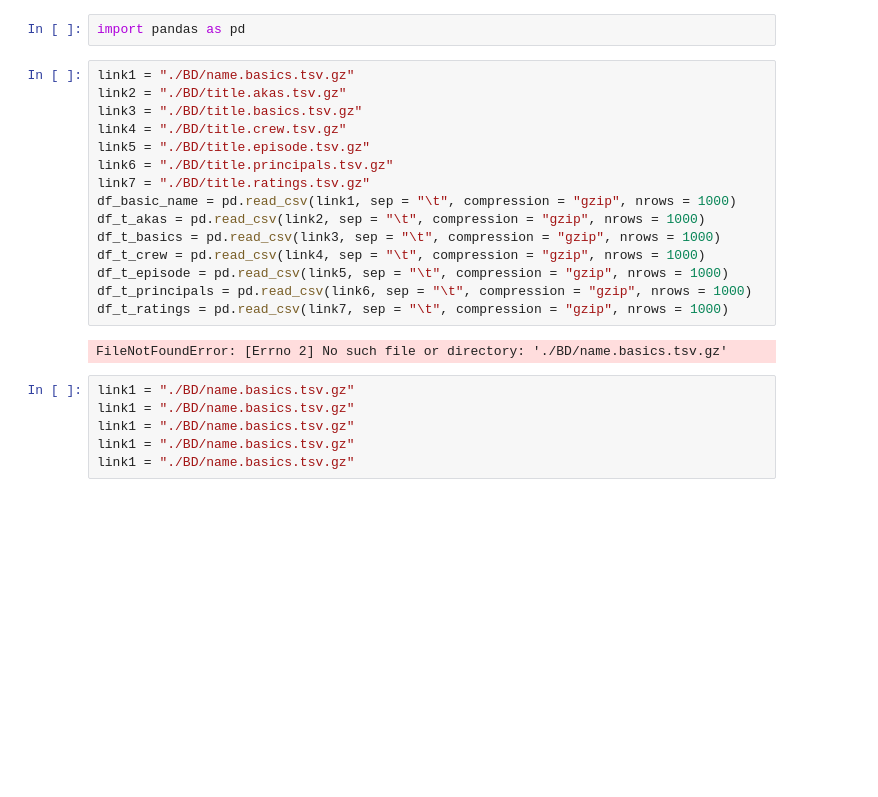
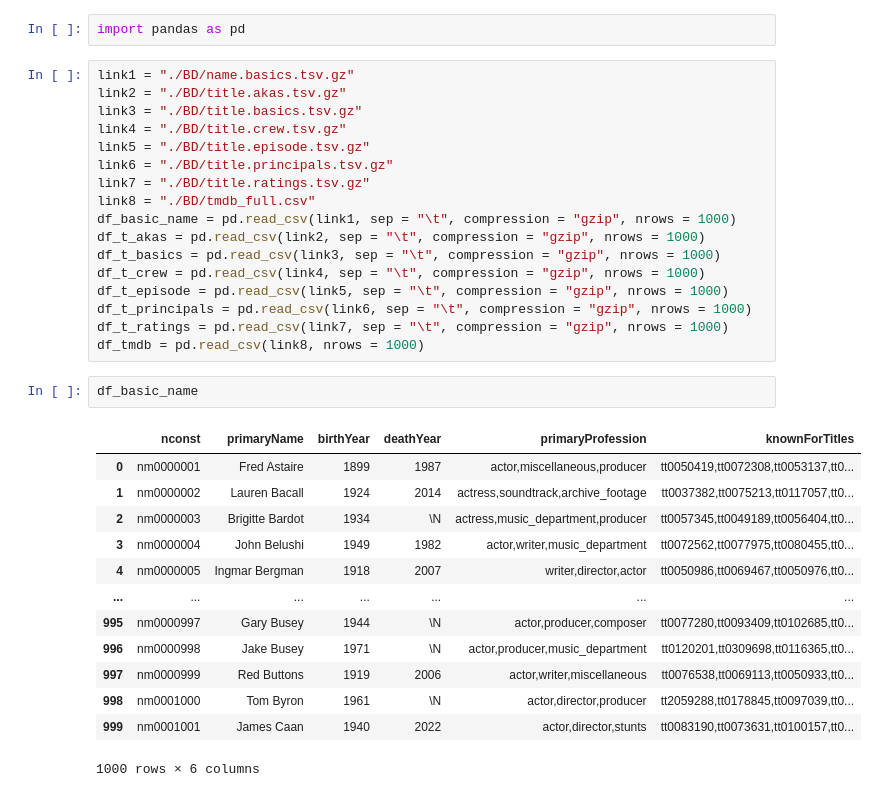
Before and after one commit to Garvoz/Alicine, a Jupyter notebook: nettoyage_bd.ipynb, the cells around one changed output. Saved outputs shown, nothing was run; the diff lists cells and outputs as text; blank space fills up the shorter version.

```diff
--- a/nettoyage_bd.ipynb
+++ b/nettoyage_bd.ipynb
@@ -8,6 +8,7 @@ link4 = "./BD/title.crew.tsv.gz"
 link5 = "./BD/title.episode.tsv.gz"
 link6 = "./BD/title.principals.tsv.gz"
 link7 = "./BD/title.ratings.tsv.gz"
+link8 = "./BD/tmdb_full.csv"
 df_basic_name = pd.read_csv(link1, sep = "\t", compression = "gzip", nrows = 1000)
 df_t_akas = pd.read_csv(link2, sep = "\t", compression = "gzip", nrows = 1000)
 df_t_basics = pd.read_csv(link3, sep = "\t", compression = "gzip", nrows = 1000)
@@ -15,11 +16,20 @@ df_t_crew = pd.read_csv(link4, sep = "\t", compression = "gzip", nrows = 1000)
 df_t_episode = pd.read_csv(link5, sep = "\t", compression = "gzip", nrows = 1000)
 df_t_principals = pd.read_csv(link6, sep = "\t", compression = "gzip", nrows = 1000)
 df_t_ratings = pd.read_csv(link7, sep = "\t", compression = "gzip", nrows = 1000)
+df_tmdb = pd.read_csv(link8, nrows = 1000)
-# %% [output]
-FileNotFoundError: [Errno 2] No such file or directory: './BD/name.basics.tsv.gz'
-# %%
-link1 = "./BD/name.basics.tsv.gz"
-link1 = "./BD/name.basics.tsv.gz"
-link1 = "./BD/name.basics.tsv.gz"
-link1 = "./BD/name.basics.tsv.gz"
-link1 = "./BD/name.basics.tsv.gz"
+# %%
+df_basic_name
+# %% [output]
+|  | nconst | primaryName | birthYear | deathYear | primaryProfession | knownForTitles |
+| 0 | nm0000001 | Fred Astaire | 1899 | 1987 | actor,miscellaneous,producer | tt0050419,tt0072308,tt0053137,tt0... |
+| 1 | nm0000002 | Lauren Bacall | 1924 | 2014 | actress,soundtrack,archive_footage | tt0037382,tt0075213,tt0117057,tt0... |
+| 2 | nm0000003 | Brigitte Bardot | 1934 | \N | actress,music_department,producer | tt0057345,tt0049189,tt0056404,tt0... |
+| 3 | nm0000004 | John Belushi | 1949 | 1982 | actor,writer,music_department | tt0072562,tt0077975,tt0080455,tt0... |
+| 4 | nm0000005 | Ingmar Bergman | 1918 | 2007 | writer,director,actor | tt0050986,tt0069467,tt0050976,tt0... |
+| ... | ... | ... | ... | ... | ... | ... |
+| 995 | nm0000997 | Gary Busey | 1944 | \N | actor,producer,composer | tt0077280,tt0093409,tt0102685,tt0... |
+| 996 | nm0000998 | Jake Busey | 1971 | \N | actor,producer,music_department | tt0120201,tt0309698,tt0116365,tt0... |
+| 997 | nm0000999 | Red Buttons | 1919 | 2006 | actor,writer,miscellaneous | tt0076538,tt0069113,tt0050933,tt0... |
+| 998 | nm0001000 | Tom Byron | 1961 | \N | actor,director,producer | tt2059288,tt0178845,tt0097039,tt0... |
+| 999 | nm0001001 | James Caan | 1940 | 2022 | actor,director,stunts | tt0083190,tt0073631,tt0100157,tt0... |
+1000 rows × 6 columns
```
Also changed, not shown: parts of 16 cells of this notebook.
